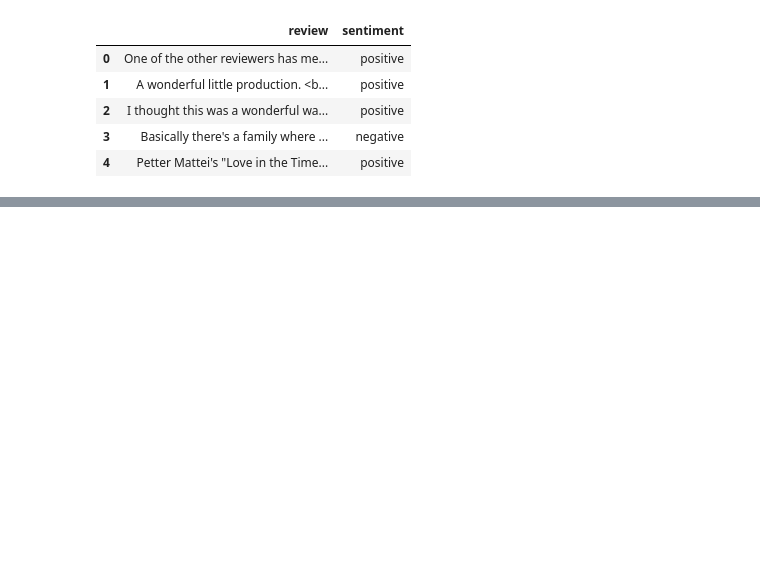
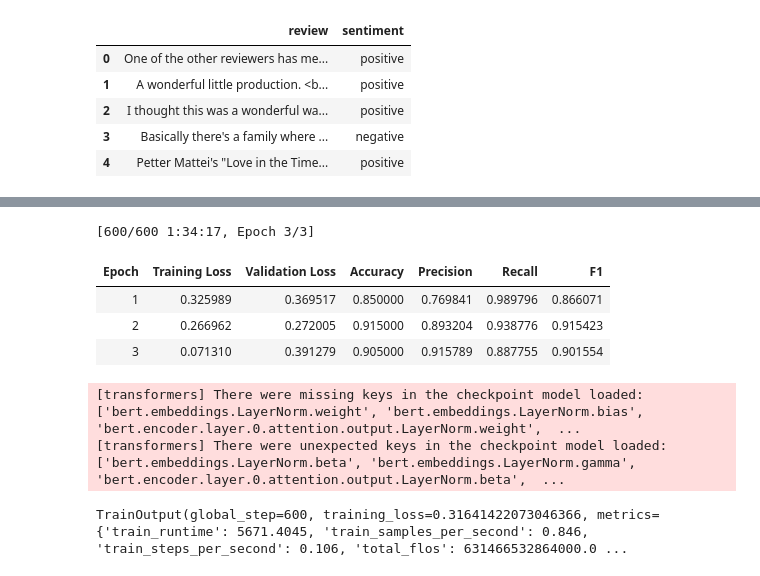
Before and after one commit to deniztozan/imdb-bert-sentiment, a Jupyter notebook: imdb_model_sentiment.ipynb, the cells around one changed output, grey strips where cells are left out. Cells and saved outputs as stored; diff of their text form; code cells hidden in the pictures; blank space fills up the shorter version.

```diff
--- a/imdb_model_sentiment.ipynb
+++ b/imdb_model_sentiment.ipynb
@@ -225,0 +132,4 @@ weighted avg       0.77      0.77      0.77       400
+# %%
+train_dataset = IMDBDataset(train_encodings, train_labels)
+val_dataset = IMDBDataset(val_encodings, val_labels)
+test_dataset = IMDBDataset(test_encodings, test_labels)
@@ -225,0 +156,3 @@ weighted avg       0.77      0.77      0.77       400
+# %%
+train_dataset = IMDBDataset(train_encodings, train_labels)
+test_dataset = IMDBDataset(test_encodings, test_labels)
@@ -225,0 +175,41 @@ weighted avg       0.77      0.77      0.77       400
+# %%
+import numpy as np
+from sklearn.metrics import accuracy_score, precision_recall_fscore_support
+
+def compute_metrics(eval_pred):
+    logits, labels = eval_pred
+    predictions = np.argmax(logits, axis=-1)
+
+    precision, recall, f1, _ = precision_recall_fscore_support(
+        labels,
+        predictions,
+        average="binary"
+    )
+
+    accuracy = accuracy_score(labels, predictions)
+
+    return {
+        "accuracy": accuracy,
+        "precision": precision,
+        "recall": recall,
+        "f1": f1
+    }
+# %%
+trainer = Trainer(
+    model=model,
+    args=training_args,
+    train_dataset=train_dataset,
+    eval_dataset=val_dataset,
+    compute_metrics=compute_metrics
+)
+# %%
+trainer.train()
+# %% [output]
+[600/600 1:34:17, Epoch 3/3]
+| Epoch | Training Loss | Validation Loss | Accuracy | Precision | Recall | F1 |
+| 1 | 0.325989 | 0.369517 | 0.850000 | 0.769841 | 0.989796 | 0.866071 |
+| 2 | 0.266962 | 0.272005 | 0.915000 | 0.893204 | 0.938776 | 0.915423 |
+| 3 | 0.071310 | 0.391279 | 0.905000 | 0.915789 | 0.887755 | 0.901554 |
+[transformers] There were missing keys in the checkpoint model loaded: ['bert.embeddings.LayerNorm.weight', 'bert.embeddings.LayerNorm.bias', 'bert.encoder.layer.0.attention.output.LayerNorm.weight',  ...
+[transformers] There were unexpected keys in the checkpoint model loaded: ['bert.embeddings.LayerNorm.beta', 'bert.embeddings.LayerNorm.gamma', 'bert.encoder.layer.0.attention.output.LayerNorm.beta',  ...
+TrainOutput(global_step=600, training_loss=0.31641422073046366, metrics={'train_runtime': 5671.4045, 'train_samples_per_second': 0.846, 'train_steps_per_second': 0.106, 'total_flos': 631466532864000.0 ...
```
Also changed, not shown: parts of 23 cells of this notebook, 2 other files.
